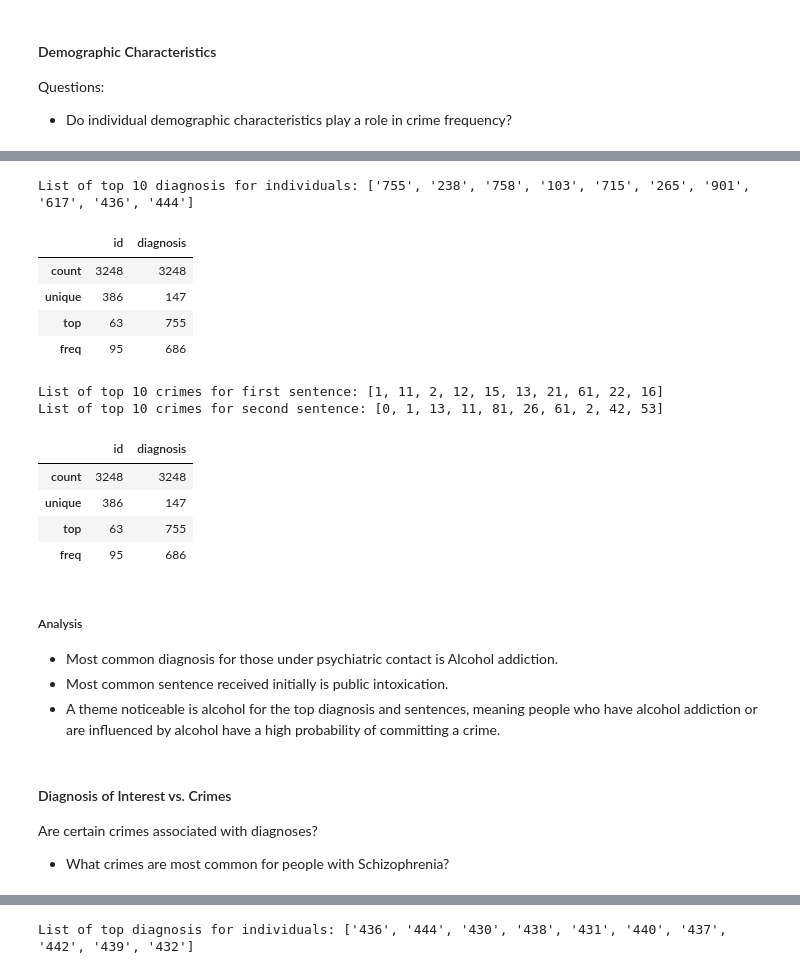
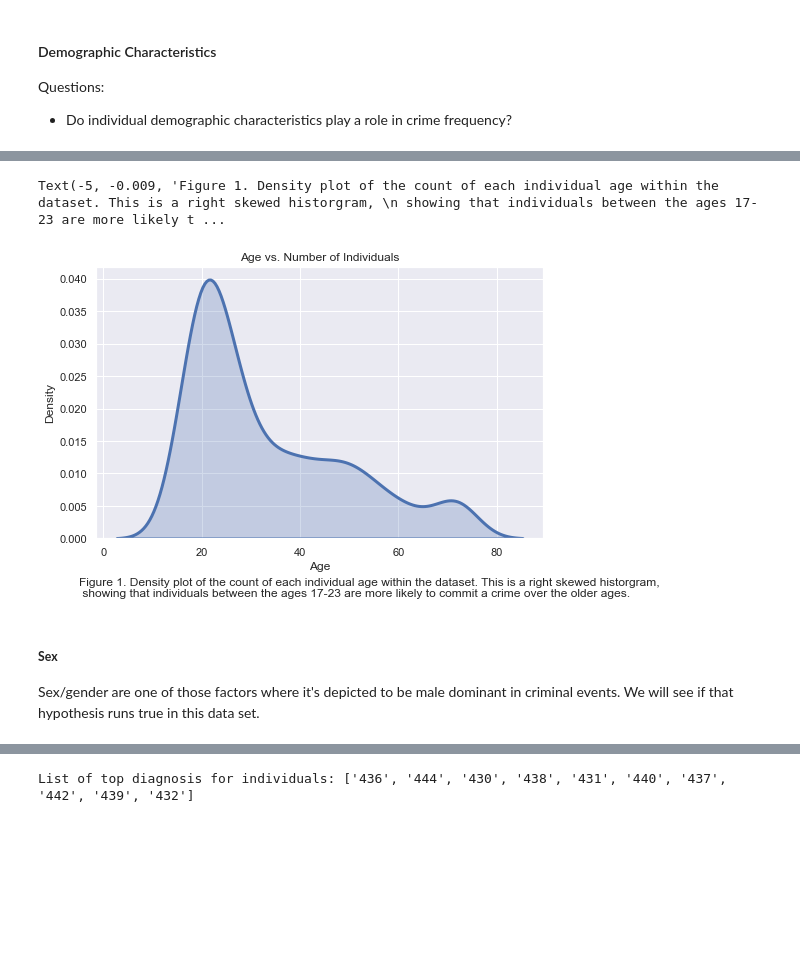
Before and after one commit to data301-2021-winter1/project-group27-project, a Jupyter notebook: notebooks/anaylsis2.ipynb, the cells around one changed output, grey strips where cells are left out. Saved outputs shown, nothing was run; the diff lists cells and outputs as text; code cells hidden in the pictures; blank space fills up the shorter version.

Commit message:
Finishing analysis

```diff
--- a/notebooks/anaylsis2.ipynb
+++ b/notebooks/anaylsis2.ipynb
@@ -402,37 +409,15 @@ ax = sns.countplot(x='age',data=crimeage)
-# %%
-# Top 10 most frequent diagnosis
-n = 10
-Diagnosis = rpdata['diagnosis'].value_counts()[:n].index.tolist()
-print(f"List of top 10 diagnosis for individuals: {Diagnosis}")
-rpdata.describe(include=['object'])
-# %% [output]
-List of top 10 diagnosis for individuals: ['755', '238', '758', '103', '715', '265', '901', '617', '436', '444']
-|  | id | diagnosis |
-| count | 3248 | 3248 |
-| unique | 386 | 147 |
-| top | 63 | 755 |
-| freq | 95 | 686 |
-# %%
-crimerecord1 = rpdata['crime01'].value_counts()[:n].index.tolist()
-crimerecord2 = rpdata['crime02'].value_counts()[:n].index.tolist()
-print(f"List of top 10 crimes for first sentence: {crimerecord1}")
-print(f"List of top 10 crimes for second sentence: {crimerecord2}")
-rpdata.describe(include=['object'])
-# %% [output]
-List of top 10 crimes for first sentence: [1, 11, 2, 12, 15, 13, 21, 61, 22, 16]
-List of top 10 crimes for second sentence: [0, 1, 13, 11, 81, 26, 61, 2, 42, 53]
-|  | id | diagnosis |
-| count | 3248 | 3248 |
-| unique | 386 | 147 |
-| top | 63 | 755 |
-| freq | 95 | 686 |
-# %% [markdown]
-##### Analysis
- - Most common diagnosis for those under psychiatric contact is Alcohol addiction.
- - Most common sentence received initially is public intoxication.
- - A theme noticeable is alcohol for the top diagnosis and sentences, meaning people who have alcohol addiction or are influenced by alcohol have a high probability of committing a crime.
+# %%
+ax = sns.distplot(crime['age'], hist=False, kde=True, kde_kws = {'shade': True, 'linewidth': 3})
+sns.set(rc={"figure.figsize": (8, 5)})
+ax.set_ylabel('Density')
+ax.set_xlabel('Age')
+ax.set_title('Age vs. Number of Individuals')
+txt = "Figure 1. Density plot of the count of each individual age within the dataset. This is a right skewed historgram, \n showing that individuals between the ages 17-23 are more likely to commit a crime over the older ages."
+ax.text(-5, -0.009, txt, ha='left')
+# %% [output]
+Text(-5, -0.009, 'Figure 1. Density plot of the count of each individual age within the dataset. This is a right skewed historgram, \n showing that individuals between the ages 17-23 are more likely t ...
+[figure, added]
 # %% [markdown]
-#### Diagnosis of Interest vs. Crimes
-Are certain crimes associated with diagnoses?
- - What crimes are most common for people with Schizophrenia?
+##### **Sex**
+Sex/gender are one of those factors where it's depicted to be male dominant in criminal events. We will see if that hypothesis runs true in this data set.
 # %%
```
Also changed, not shown: parts of 40 cells of this notebook, 2 other files.
